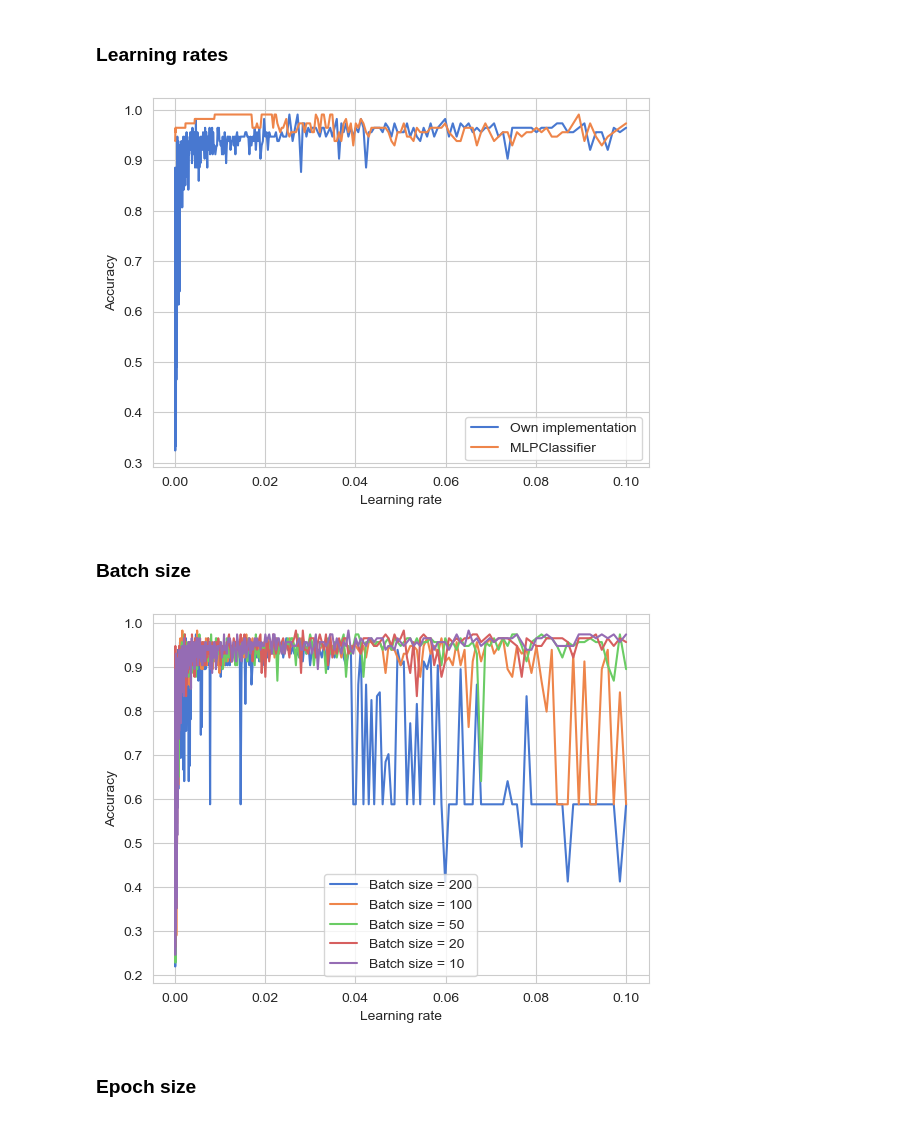
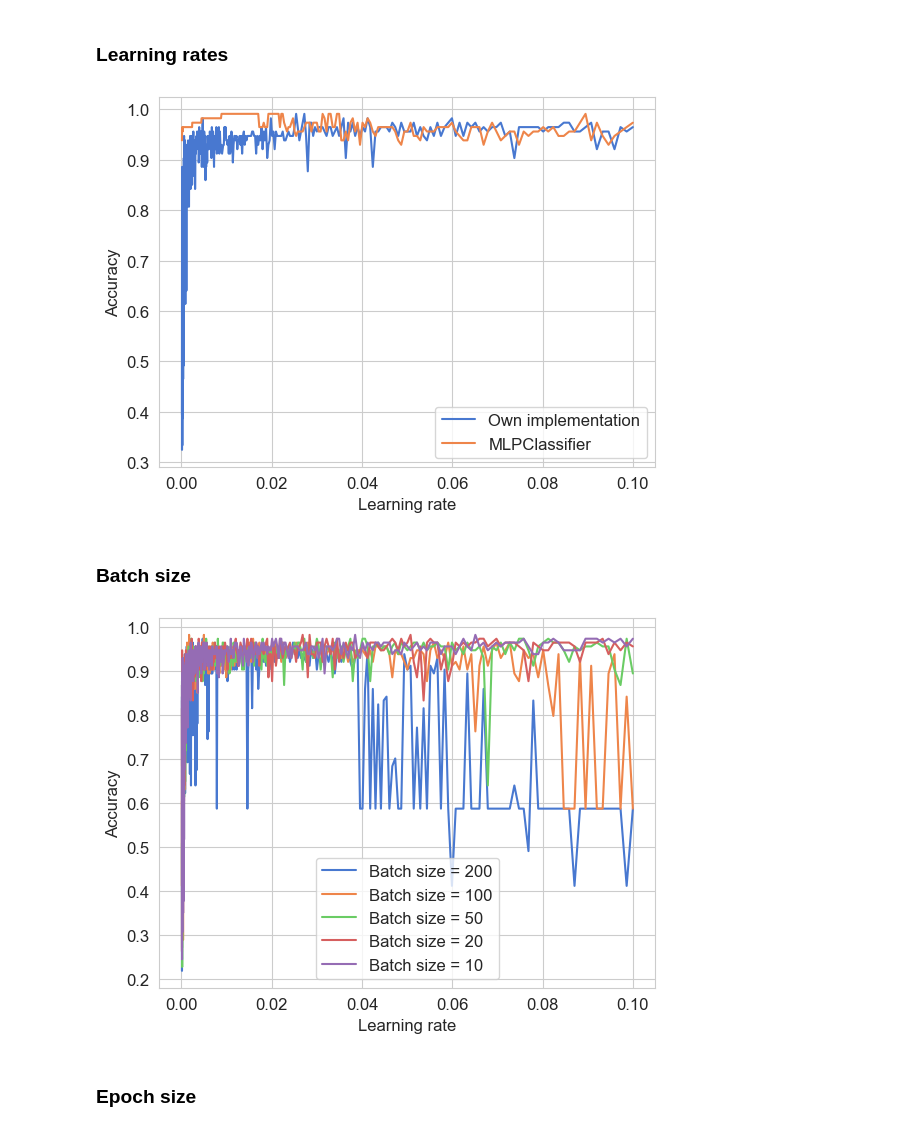
Before and after one commit to MariaFlyAway/Project2_FYS-STK3155, a Jupyter notebook: Code/Neural_Net/plotting_results.ipynb, the cells around one changed output. Drawn from its saved outputs; the diff is of its cells as text; code cells hidden in the pictures.

```diff
--- a/Code/Neural_Net/plotting_results.ipynb
+++ b/Code/Neural_Net/plotting_results.ipynb
@@ -4,6 +4,12 @@ import pandas as pd
 import matplotlib.pyplot as plt
 import seaborn as sns
 from matplotlib.colors import Normalize
+# %%
+sns.set_style('whitegrid')
+sns.set_palette('muted')
+
+plt.rc('xtick', labelsize=12)  # Set x-tick label size
+plt.rc('ytick', labelsize=12)  # Set y-tick label size
 # %% [markdown]
 ## Regression
 # %%
@@ -242,28 +245,27 @@ sns.set_palette('muted')
 # %%
 plt.plot(learning_rates, own_code, label='Own implementation')
 plt.plot(learning_rates, MLP_sklearn, label='MLPClassifier')
-plt.xlabel('Learning rate')
-plt.ylabel('Accuracy')
-plt.legend()
+plt.xlabel('Learning rate', fontsize=12)
+plt.ylabel('Accuracy', fontsize=12)
+plt.legend(fontsize='large')
 plt.show()
 # %% [output]
-[figure, old version]
+[figure, new version]
 # %% [markdown]
 ### Batch size
 # %%
 scores_batch_size = np.load('Results/Own_code_scores_batch_size.npy')
 learning_rates = np.load('Results/learning_rates_comparison.npy')
 batch_sizes = [10, 20, 50, 100, 200]
 
 for i in range(len(scores_batch_size)-1, -1, -1):
     plt.plot(learning_rates, scores_batch_size[i, :], label=f'Batch size = {batch_sizes[i]}')
-plt.xlabel('Learning rate')
-plt.ylabel('Accuracy')
-plt.legend()
-plt.semilogy
+plt.xlabel('Learning rate', fontsize=12)
+plt.ylabel('Accuracy', fontsize=12)
+plt.legend(fontsize='large')
 plt.show()
 # %% [output]
-[figure, old version]
+[figure, new version]
 # %% [markdown]
 ### Epoch size
 # %% [markdown]
```
Also changed, not shown: parts of 7 cells of this notebook, 8 other files.
